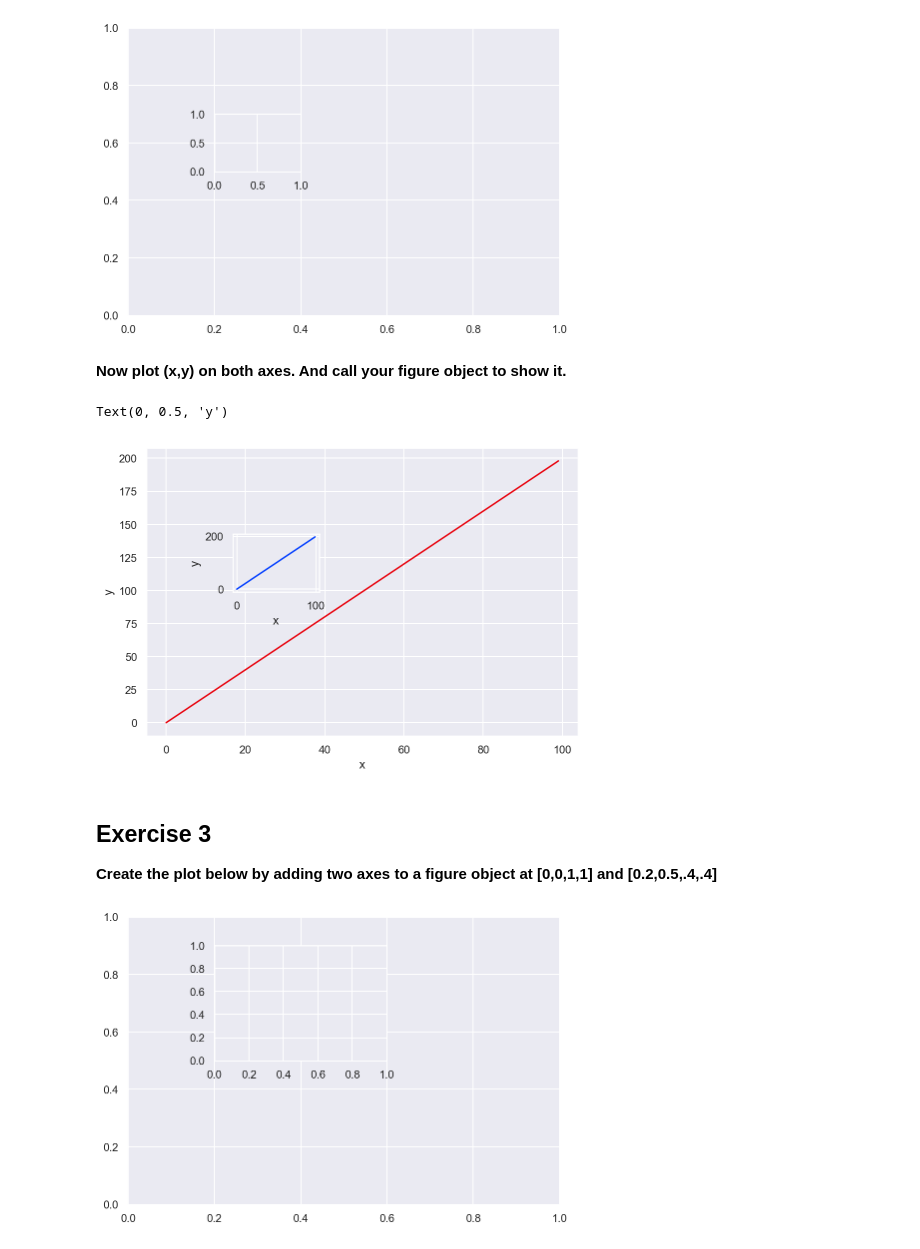
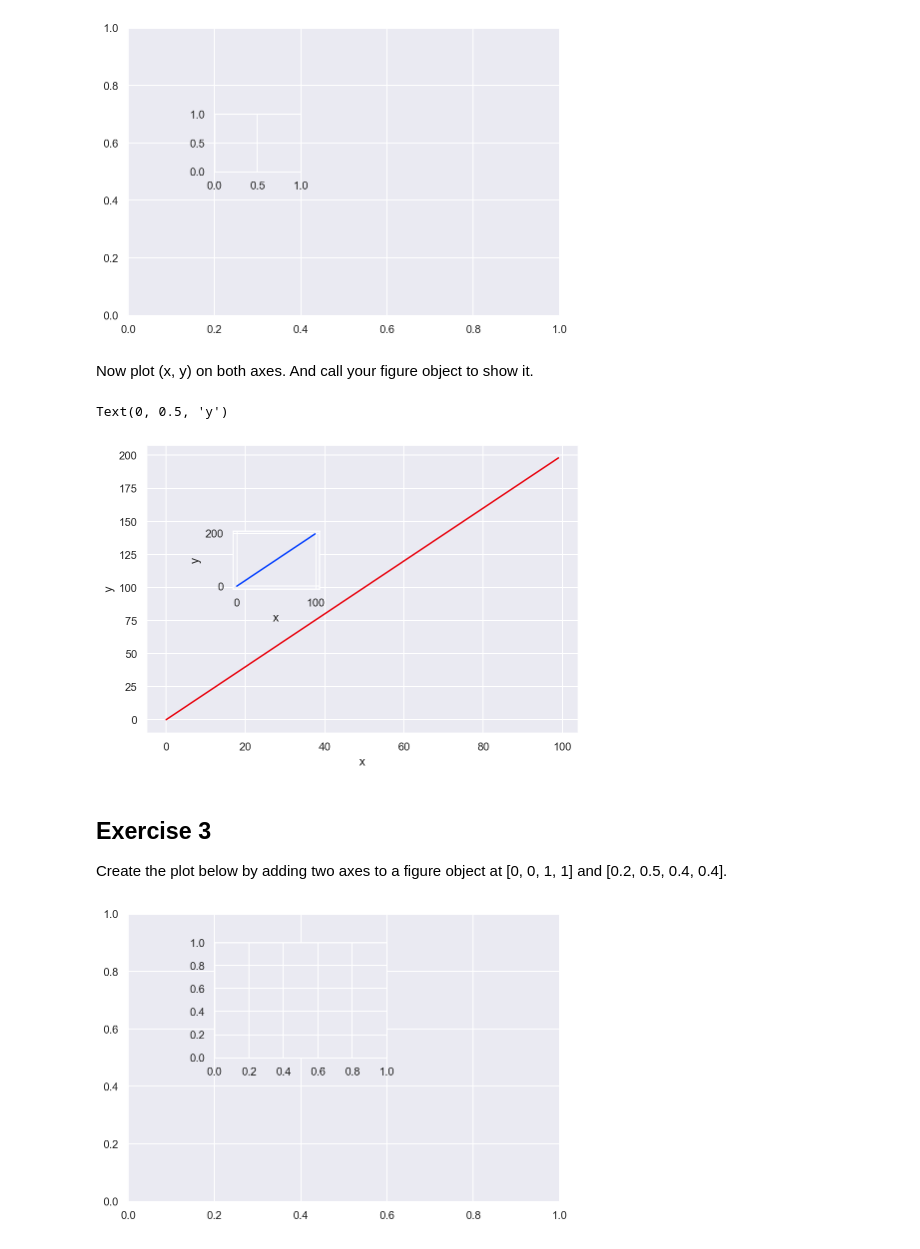
Before and after one commit to karakose77/python-for-data-science-and-machine-learning-exercises-and-projects, a Jupyter notebook: mk001-matplotlib_exercises.ipynb, the cells around one changed output. Saved outputs shown, nothing was run; the diff lists cells and outputs as text; code cells hidden in the pictures.

```diff
--- a/mk001-matplotlib_exercises.ipynb
+++ b/mk001-matplotlib_exercises.ipynb
@@ -39,26 +39,30 @@ ax2 = fig.add_axes([0.2,0.5,.2,.2])
 # %% [output]
 [figure]
 # %% [markdown]
-**Now plot (x,y) on both axes. And call your figure object to show it.**
+Now plot (x, y) on both axes. And call your figure object to show it.
 # %%
 fig = plt.figure()
 
-ax1 = fig.add_axes([0,0,1,1])
-ax1.plot(x, y, color="r")
+ax1 = fig.add_axes([0, 0, 1, 1])
+ax1.plot(x,
+         y,
+         color="r")
 ax1.set_xlabel("x")
 ax1.set_ylabel("y")
 
-ax2 = fig.add_axes([0.2,0.5,.2,.2])
-ax2.plot(x, y, color="b")
+ax2 = fig.add_axes([0.2, 0.5, 0.2, 0.2])
+ax2.plot(x,
+         y,
+         color="b")
 ax2.set_xlabel("x")
 ax2.set_ylabel("y")
 # %% [output]
 Text(0, 0.5, 'y')
-[figure, old version]
+[figure, new version]
 # %% [markdown]
 ## Exercise 3
 
-**Create the plot below by adding two axes to a figure object at [0,0,1,1] and [0.2,0.5,.4,.4]**
+Create the plot below by adding two axes to a figure object at [0, 0, 1, 1] and [0.2, 0.5, 0.4, 0.4].
 # %%
 fig = plt.figure()
 ax1 = fig.add_axes([0,0,1,1])
```
Also changed, not shown: parts of 14 cells of this notebook.
